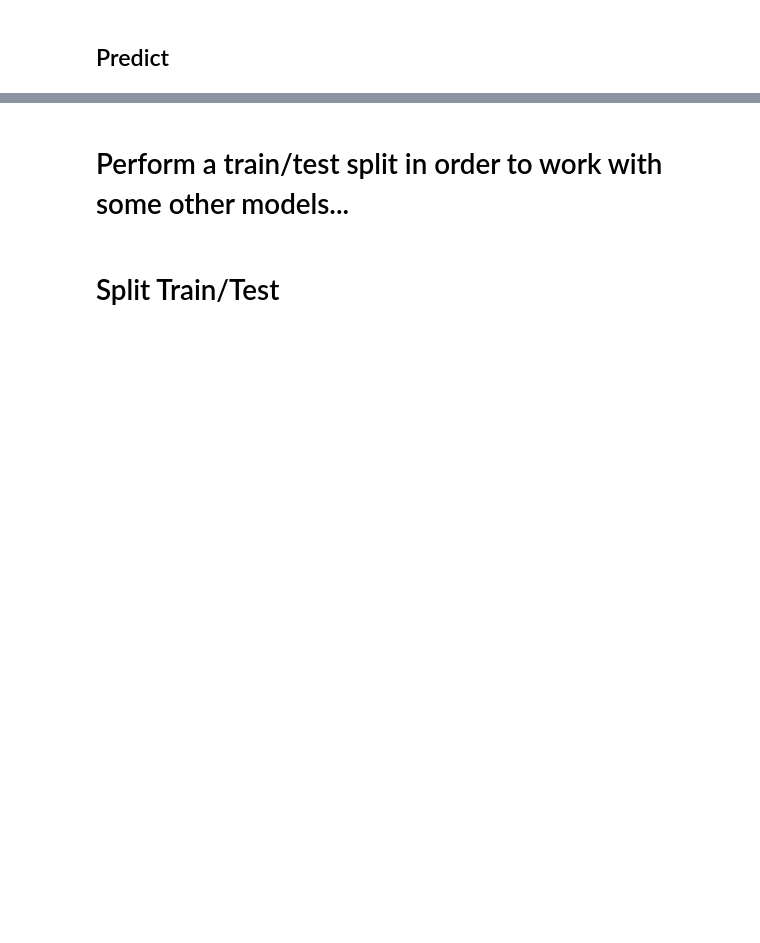
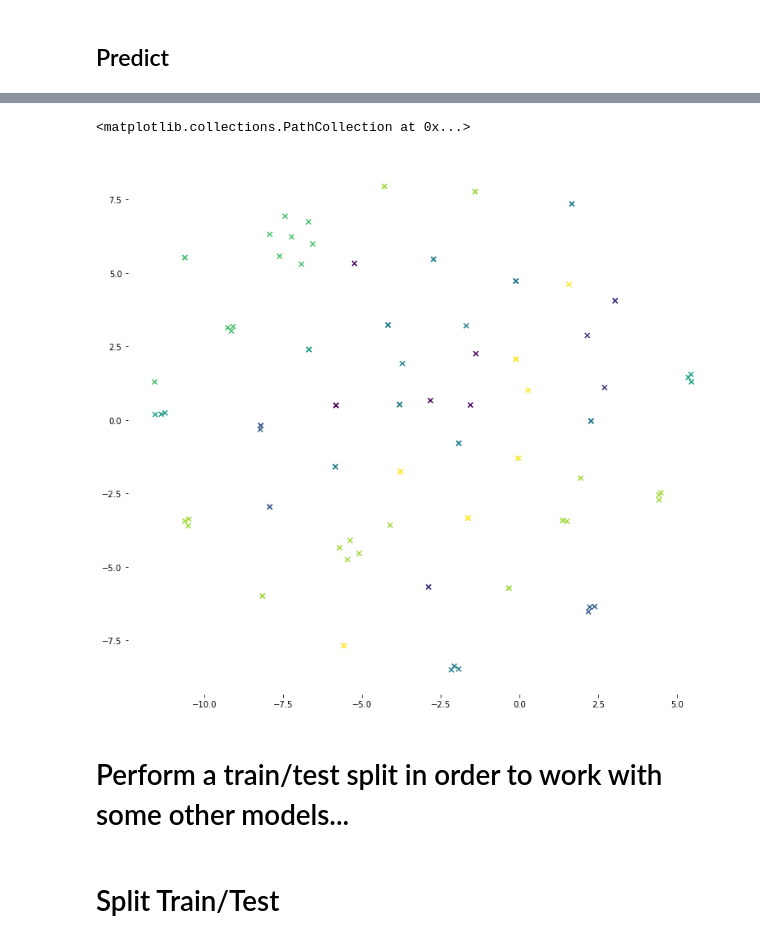
Before and after one commit to codeup-cyber-linguists/languages-classifier, a Jupyter notebook: jesse_nlp_nb.ipynb, the cells around one changed output, grey strips where cells are left out. Cells and saved outputs as stored; diff of their text form; code cells hidden in the pictures; blank space fills up the shorter version.

Commit message:
Worked on tsne

```diff
--- a/jesse_nlp_nb.ipynb
+++ b/jesse_nlp_nb.ipynb
@@ -1229,0 +1239,6 @@ Predicted the following language,  javascript , for the following README.md file
+# %%
+encoder = LabelEncoder()
+encoder.fit(top_gh.language)
+top_gh[['lang_encoded']] = top_gh[['language']]
+top_gh.lang_encoded = encoder.transform(top_gh.lang_encoded)
+top_gh.head()
@@ -1229,0 +1255,3 @@ Predicted the following language,  javascript , for the following README.md file
+# %%
+vectors = TfidfVectorizer().fit_transform(top_gh.clean)
+vectors
@@ -1229,0 +1261,9 @@ Predicted the following language,  javascript , for the following README.md file
+# %%
+from sklearn.decomposition import TruncatedSVD
+from sklearn.datasets import load_iris
+from sklearn.decomposition import PCA
+from sklearn.manifold import TSNE
+
+X_reduced = TruncatedSVD(n_components=50, random_state=0).fit_transform(vectors)
+# %%
+X_embedded = TSNE(n_components=2, perplexity=40, verbose=2).fit_transform(X_reduced)
@@ -1230,3 +1308,18 @@ Predicted the following language,  javascript , for the following README.md file
+# %%
+import matplotlib
+import matplotlib.pyplot as plt
+# fig, ax = plt.subplots()
+
+fig = plt.figure(figsize=(10, 10))
+ax = plt.axes(frameon=False)
+# setp(ax, xticks=(), yticks=())
+plt.subplots_adjust(left=0.0, bottom=0.0, right=1.0, top=0.9,
+                wspace=0.0, hspace=0.0)
+plt.scatter(X_embedded[:, 0], X_embedded[:, 1],
+        c=top_gh.lang_encoded.values, marker="x")
+# %% [output]
+<matplotlib.collections.PathCollection at 0x...>
+[figure, added]
 # %% [markdown]
 # Perform a train/test split in order to work with some other models...
 # %% [markdown]
```
Also changed, not shown: parts of 24 cells of this notebook.
